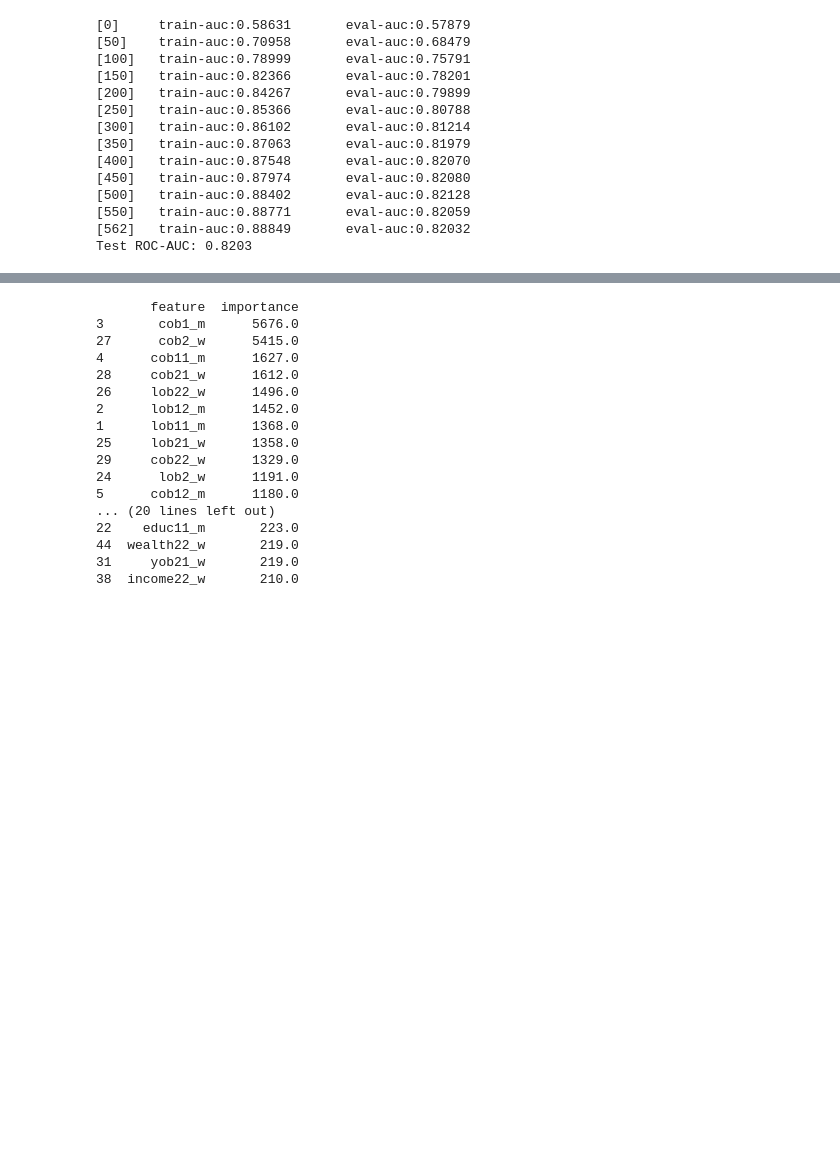
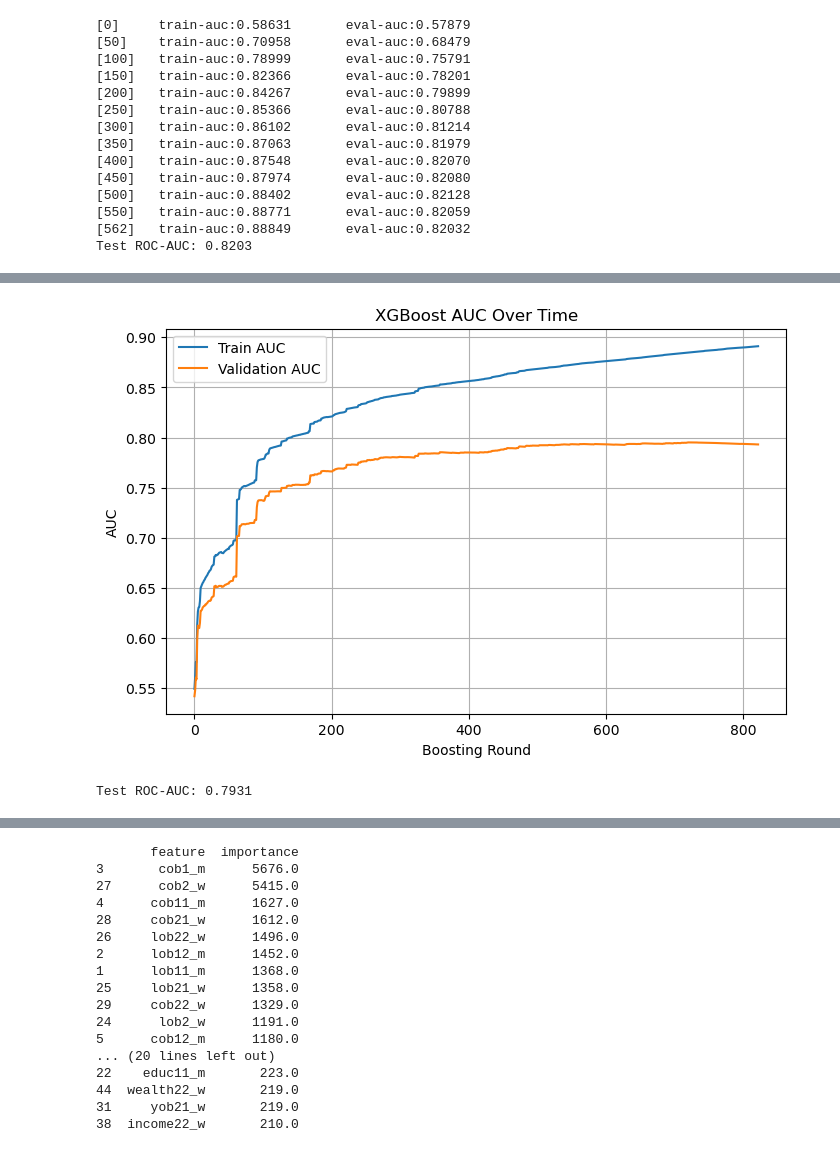
Before and after one commit to sabourikenari/Social-Class-Marriage-Market, a Jupyter notebook: analysis/A1_1_master.ipynb, the cells around one changed output, grey strips where cells are left out. Saved outputs shown, nothing was run; the diff lists cells and outputs as text; code cells hidden in the pictures; blank space fills up the shorter version.

```diff
--- a/analysis/A1_1_master.ipynb
+++ b/analysis/A1_1_master.ipynb
@@ -133,4 +15,11 @@ Provinces with men but no women: set()
 # %%
+# Use the exec() function to run another Python file
+with open('./analysis/A1_2_create_negative_sample.py') as f:
+    code = compile(f.read(), './analysis/A1_2_create_negative_sample.py', 'exec')
+    exec(code)
+
+# %run ./analysis/A1_2_create_negative_sample.py
+
 for i in all_pairs.columns:
     print(i)
 # %% [output]
@@ -329,0 +302,59 @@ Test ROC-AUC: 0.8203
+# %%
+import xgboost as xgb
+import matplotlib.pyplot as plt
+from sklearn.metrics import roc_auc_score
+
+# Convert to DMatrix (XGBoost's internal format)
+dtrain = xgb.DMatrix(X_train, label=y_train, enable_categorical=True)
+dvalid = xgb.DMatrix(X_test,  label=y_test,  enable_categorical=True)
+
+# Model parameters
+params = {
+    "objective": "binary:logistic",
+    "eval_metric": "auc",
+    "tree_method": "hist",
+    "learning_rate": 0.05,
+    "max_depth": 6,
+    "subsample": 0.8,
+    "colsample_bytree": 0.8,
+    "reg_lambda": 1.0,
+    "scale_pos_weight": scale_pos_weight,
+    "random_state": 42
+}
+
+# Watchlist for early stopping
+watchlist = [(dtrain, "train"), (dvalid, "eval")]
+
+# Dictionary to store evaluation history
+evals_result = {}
+
+# Train with early stopping + record metrics
+booster = xgb.train(
+    params=params,
+    dtrain=dtrain,
+    num_boost_round=2000,
+    evals=watchlist,
+    early_stopping_rounds=100,
+    verbose_eval=50,
+    evals_result=evals_result  # <--- this stores training logs
+)
+
+# --- Plot learning curves ---
+train_auc = evals_result['train']['auc']
+eval_auc  = evals_result['eval']['auc']
+
+plt.figure(figsize=(8,5))
+plt.plot(train_auc, label='Train AUC')
+plt.plot(eval_auc, label='Validation AUC')
+plt.xlabel('Boosting Round')
+plt.ylabel('AUC')
+plt.title('XGBoost AUC Over Time')
+plt.legend()
+plt.grid(True)
+plt.show()
+
+# --- Evaluate final test performance ---
+y_pred_proba = booster.predict(dvalid)
+auc = roc_auc_score(y_test, y_pred_proba)
+print(f"Test ROC-AUC: {auc:.4f}")
+# %% [output]
@@ -329,0 +379,2 @@ Test ROC-AUC: 0.8203
+[figure, added]
+Test ROC-AUC: 0.7931
```
Also changed, not shown: parts of 16 cells of this notebook, 1 other file.
